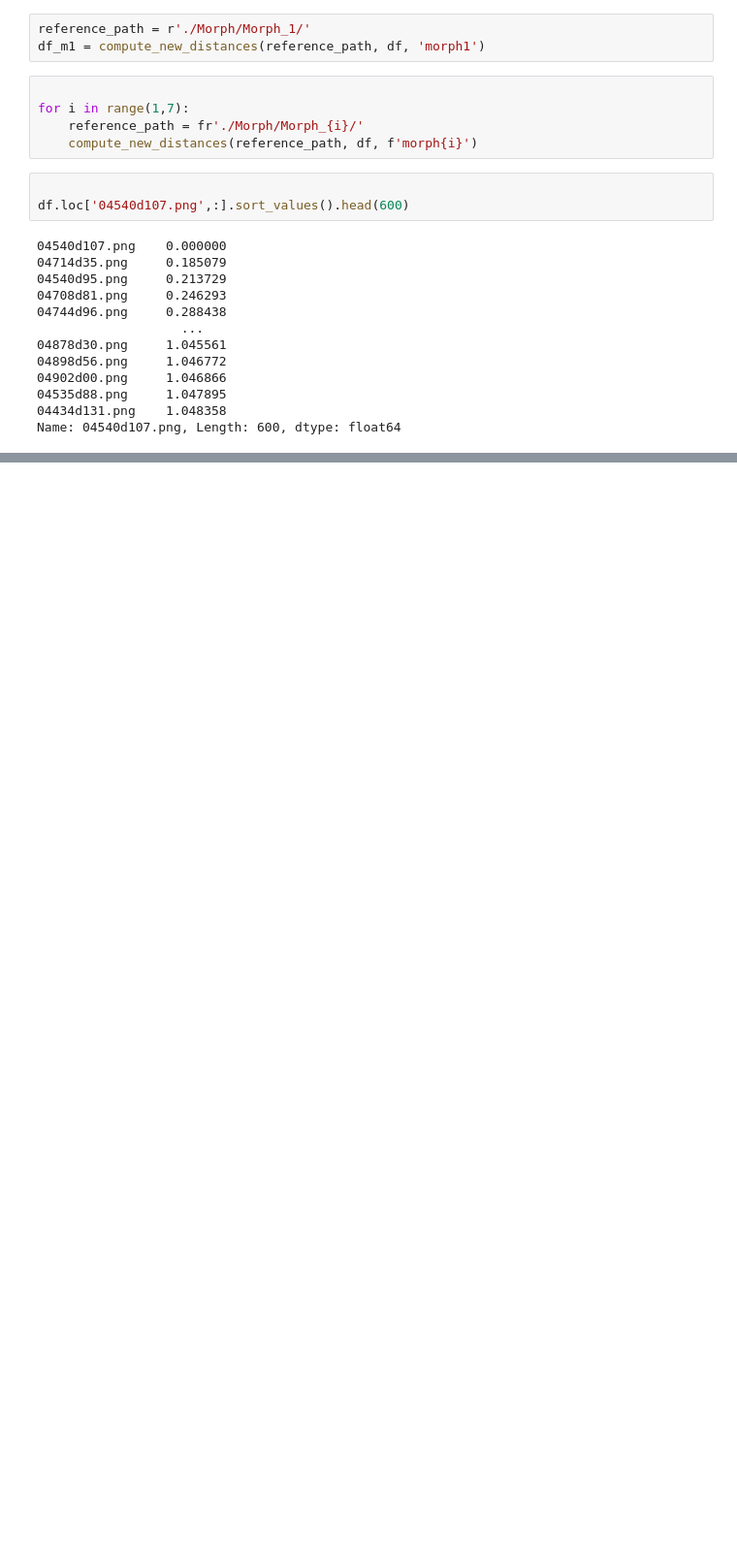
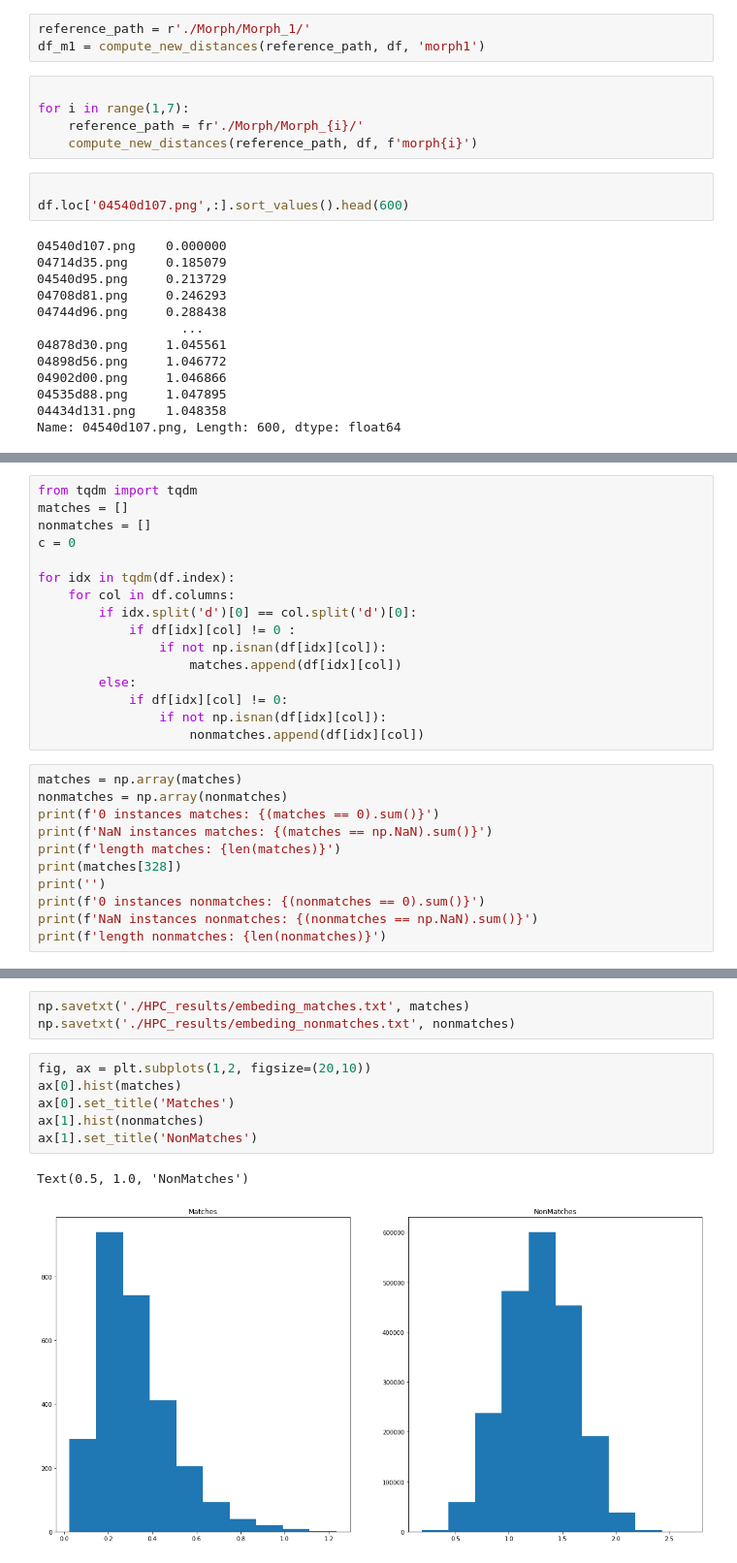
Before and after one commit to AlexAbades/Biometric-system, a Jupyter notebook: data-assembly.ipynb, the cells around one changed output, grey strips where cells are left out. Shown: that part at 97% size. Cells and saved outputs as stored; diff of their text form; blank space fills up the shorter version.

```diff
--- a/data-assembly.ipynb
+++ b/data-assembly.ipynb
@@ -339,0 +341,27 @@ len(idx1)
+# %%
+from tqdm import tqdm
+matches = []
+nonmatches = []
+c = 0
+
+for idx in tqdm(df.index):
+    for col in df.columns:
+        if idx.split('d')[0] == col.split('d')[0]:
+            if df[idx][col] != 0 :
+                if not np.isnan(df[idx][col]):
+                    matches.append(df[idx][col])
+        else:
+            if df[idx][col] != 0:
+                if not np.isnan(df[idx][col]):
+                    nonmatches.append(df[idx][col])
+# %%
+matches = np.array(matches)
+nonmatches = np.array(nonmatches)
+print(f'0 instances matches: {(matches == 0).sum()}')
+print(f'NaN instances matches: {(matches == np.NaN).sum()}')
+print(f'length matches: {len(matches)}')
+print(matches[328])
+print('')
+print(f'0 instances nonmatches: {(nonmatches == 0).sum()}')
+print(f'NaN instances nonmatches: {(nonmatches == np.NaN).sum()}')
+print(f'length nonmatches: {len(nonmatches)}')
@@ -339,0 +377,12 @@ len(idx1)
+# %%
+np.savetxt('./HPC_results/embeding_matches.txt', matches)
+np.savetxt('./HPC_results/embeding_nonmatches.txt', nonmatches)
+# %%
+fig, ax = plt.subplots(1,2, figsize=(20,10))
+ax[0].hist(matches)
+ax[0].set_title('Matches')
+ax[1].hist(nonmatches)
+ax[1].set_title('NonMatches')
+# %% [output]
+Text(0.5, 1.0, 'NonMatches')
+[figure, added]
```
Also changed, not shown: parts of 4 cells of this notebook, 20 other files.
